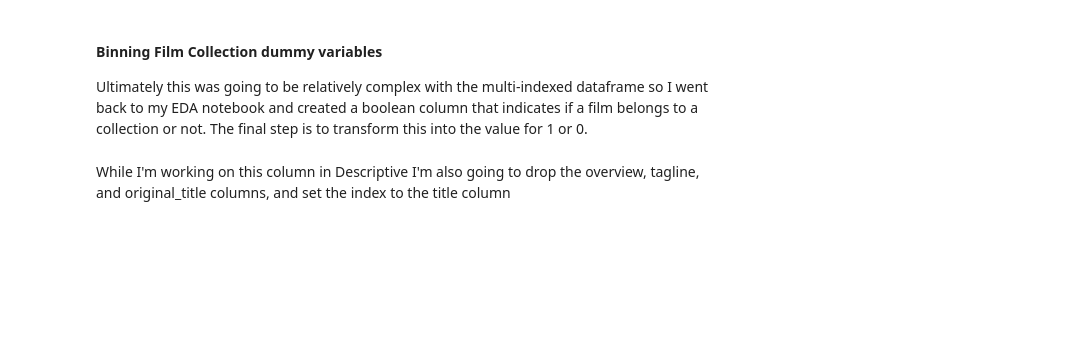
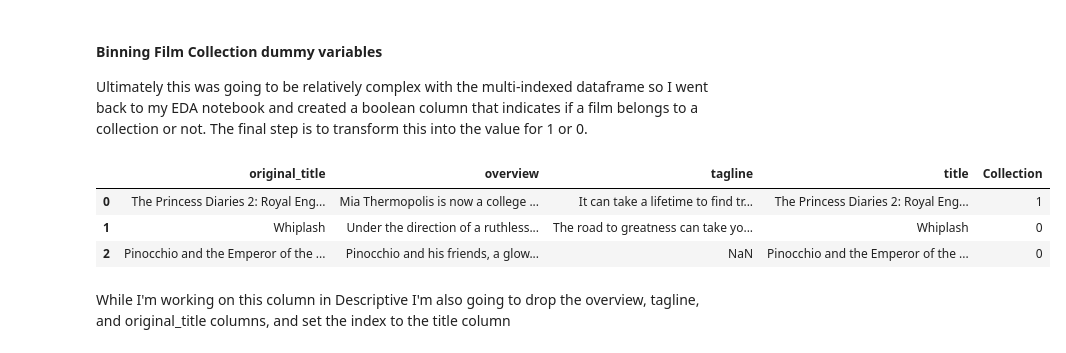
Before and after one commit to NickD-Dean/Springboard, a Jupyter notebook: Capstone Project 2/Code/Preprocessing and Training - Predicting Box Office Revenue.ipynb, the cells around one changed output. Cells and saved outputs as stored; diff of their text form; code cells hidden in the pictures; blank space fills up the shorter version.

```diff
--- a/Capstone Project 2/Code/Preprocessing and Training - Predicting Box Office Revenue.ipynb
+++ b/Capstone Project 2/Code/Preprocessing and Training - Predicting Box Office Revenue.ipynb
@@ -79,4 +88,9 @@ Ultimately this was going to be relatively complex with the multi-indexed datafr
 # %%
 # Casting the column in question to a numeric data type
 boxoffice['Descriptive', 'Collection'] = boxoffice['Descriptive', 'Collection'].astype('int')
-boxoffice['Descriptive', 'Collection'].head(3)
+boxoffice['Descriptive'].head(3)
+# %% [output]
+|  | original_title | overview | tagline | title | Collection |
+| 0 | The Princess Diaries 2: Royal Eng... | Mia Thermopolis is now a college ... | It can take a lifetime to find tr... | The Princess Diaries 2: Royal Eng... | 1 |
+| 1 | Whiplash | Under the direction of a ruthless... | The road to greatness can take yo... | Whiplash | 0 |
+| 2 | Pinocchio and the Emperor of the ... | Pinocchio and his friends, a glow... | NaN | Pinocchio and the Emperor of the ... | 0 |
```
Also changed, not shown: parts of 7 cells of this notebook, 1 other file.
